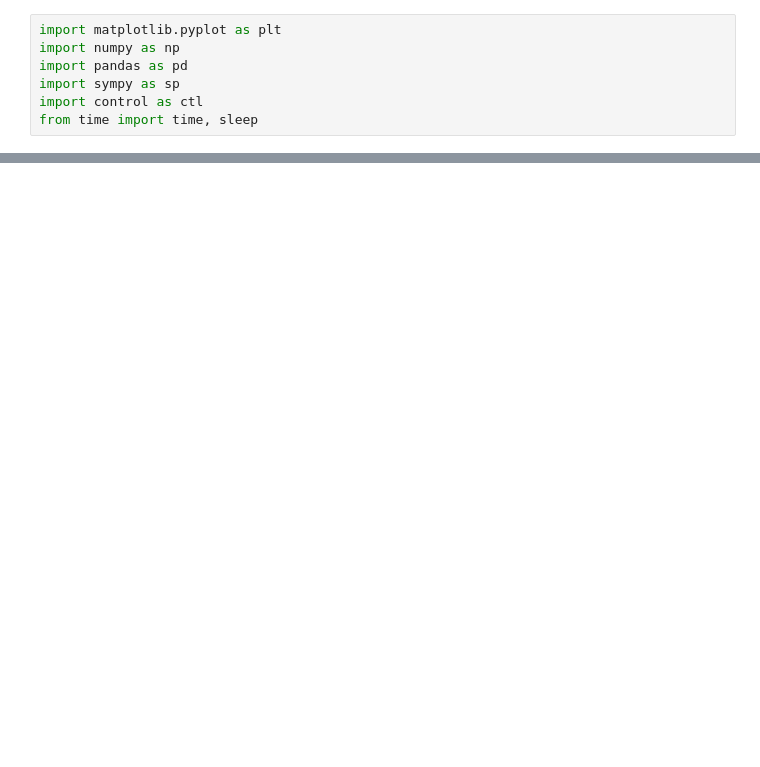
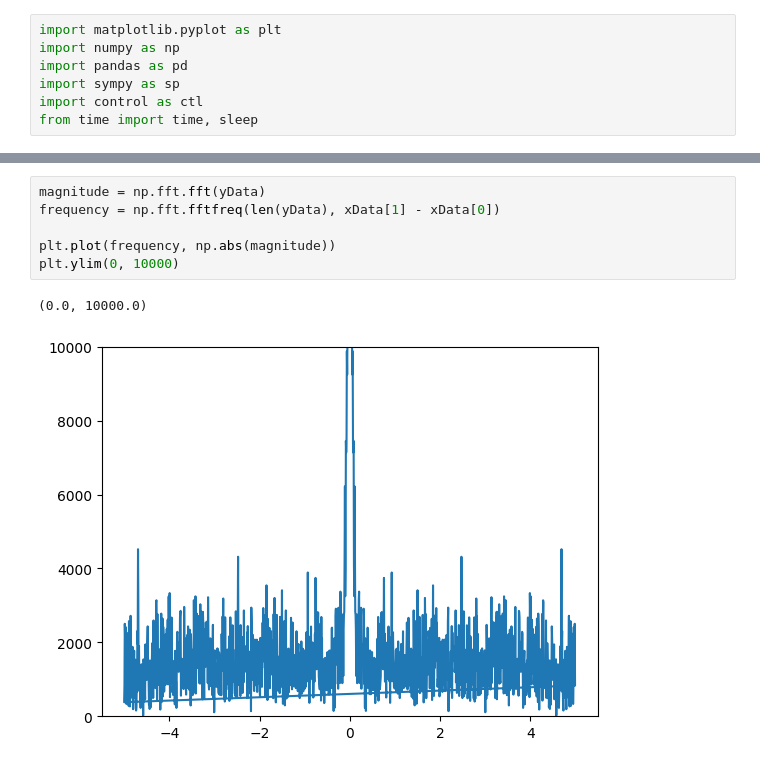
Before and after one commit to KlaussMarchi/FilterSensor, a Jupyter notebook: ANALYSIS/Analysys.ipynb, the cells around one changed output, grey strips where cells are left out. Saved outputs shown, nothing was run; the diff lists cells and outputs as text; blank space fills up the shorter version.

```diff
--- a/ANALYSIS/Analysys.ipynb
+++ b/ANALYSIS/Analysys.ipynb
@@ -195,0 +64,9 @@ No artists with labels found to put in legend.  Note that artists whose label st
+# %%
+magnitude = np.fft.fft(yData)
+frequency = np.fft.fftfreq(len(yData), xData[1] - xData[0])
+
+plt.plot(frequency, np.abs(magnitude))
+plt.ylim(0, 10000)
+# %% [output]
+(0.0, 10000.0)
+[figure, added]
```
Also changed, not shown: parts of 37 cells of this notebook, 4 other files.
